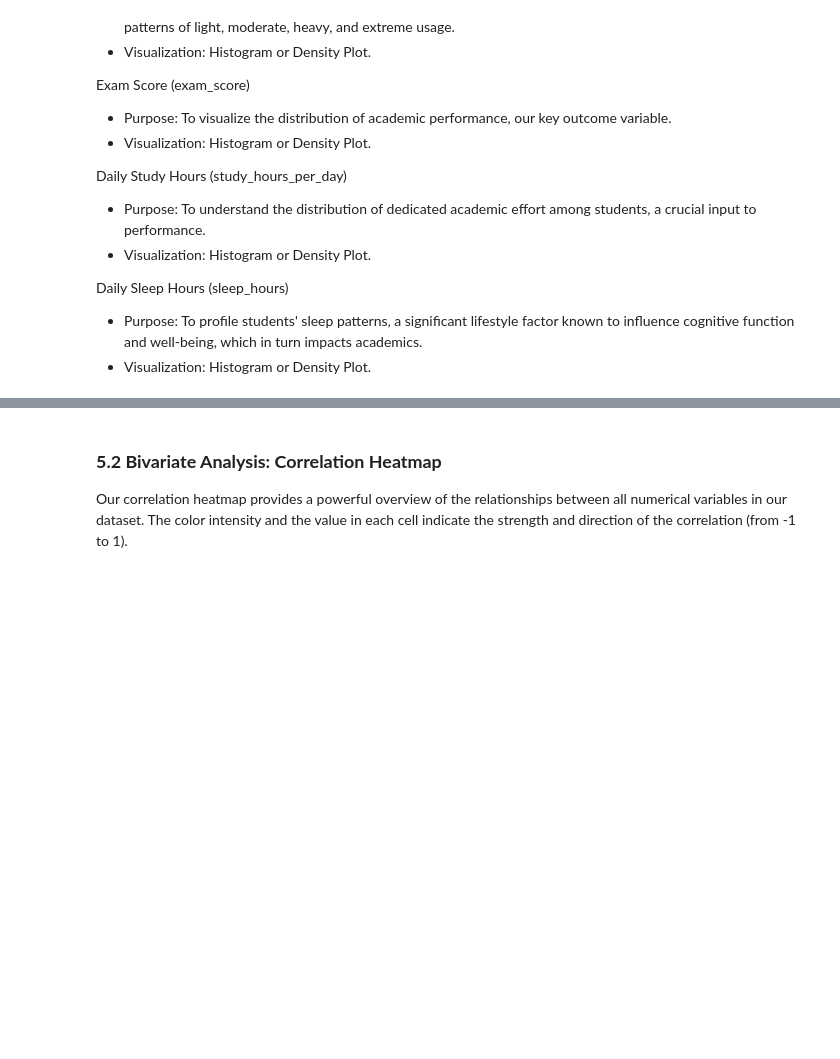
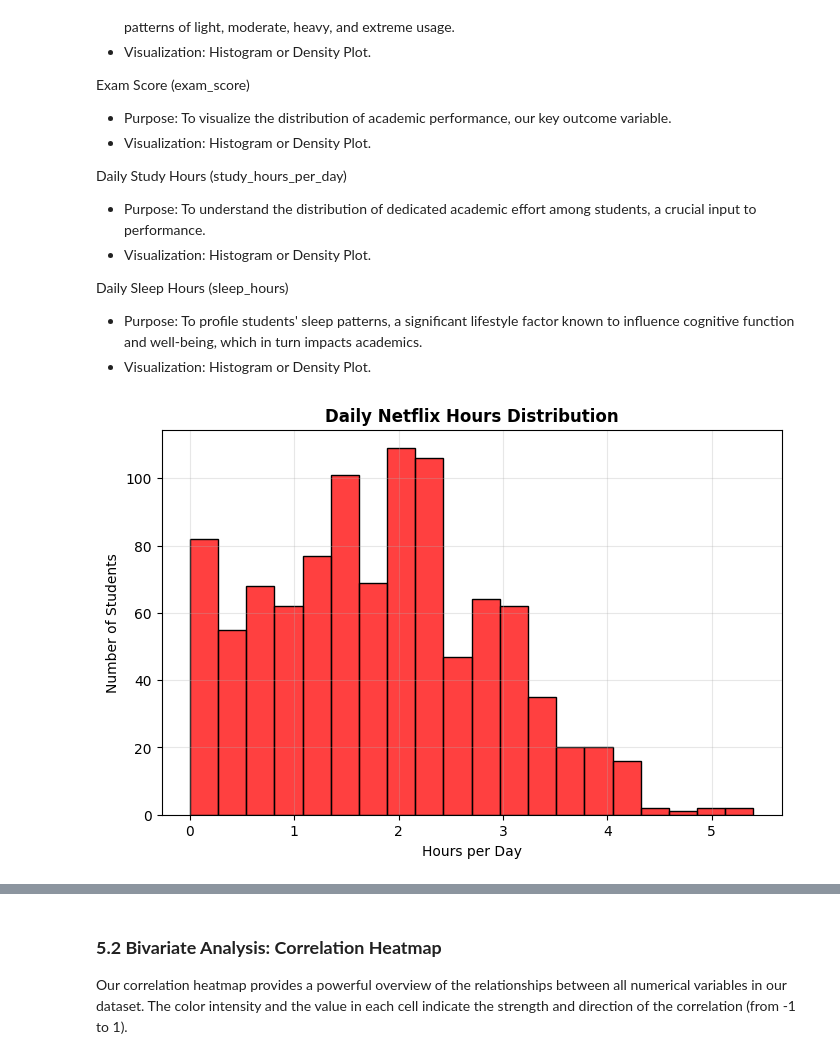
Before and after one commit to zpsy-hub/netflix-grades-impact-analysis, a Jupyter notebook: Netflix.ipynb, the cells around one changed output, grey strips where cells are left out. Drawn from its saved outputs; the diff is of its cells as text; code cells hidden in the pictures; blank space fills up the shorter version.

```diff
--- a/Netflix.ipynb
+++ b/Netflix.ipynb
@@ -193,0 +196,8 @@ np.int64(0)
+# %%
+# Converting Object columns to categorical, excluding 'student_id'
+object_cols = df.select_dtypes(include='object').columns
+for col in object_cols:
+  if col != 'student_id':
+    df[col] = df[col].astype('category')
+
+df.info()
@@ -225,3 +315,14 @@ Daily Study Hours (study_hours_per_day)
 Daily Sleep Hours (sleep_hours)
 - Purpose: To profile students' sleep patterns, a significant lifestyle factor known to influence cognitive function and well-being, which in turn impacts academics.
 - Visualization: Histogram or Density Plot.
+# %%
+plt.figure(figsize=(8, 5))
+sns.histplot(df['netflix_hours'], bins=20, color='red', edgecolor='black')
+
+plt.title('Daily Netflix Hours Distribution', fontweight='bold')
+plt.xlabel('Hours per Day')
+plt.ylabel('Number of Students')
+plt.grid(True, alpha=0.3)
+plt.show()
+# %% [output]
+[figure, added]
```
Also changed, not shown: parts of 22 cells of this notebook.
